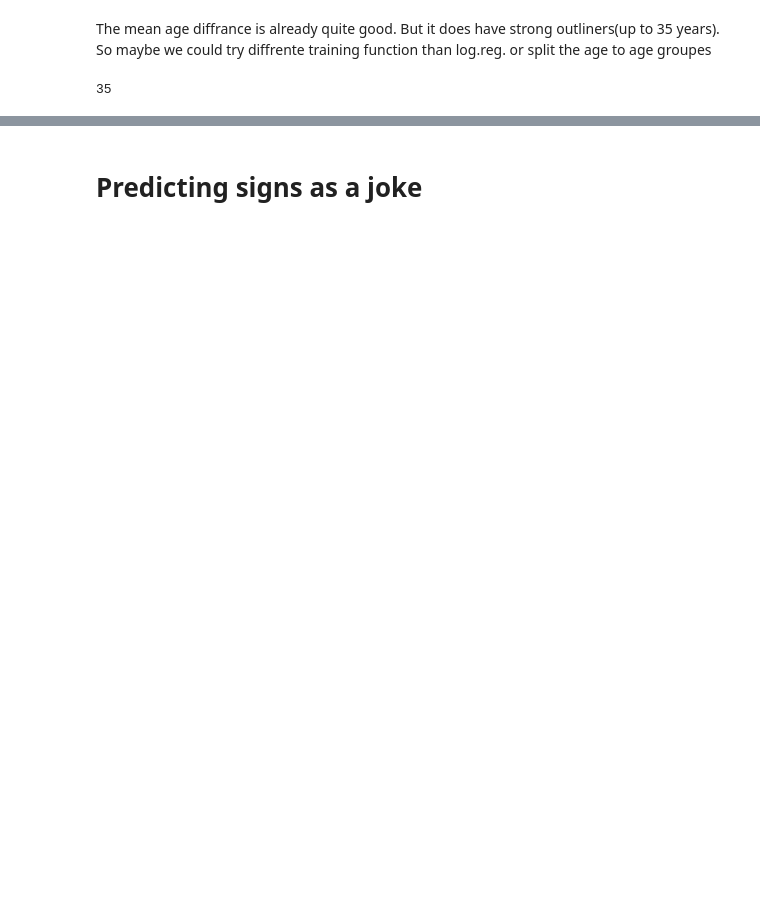
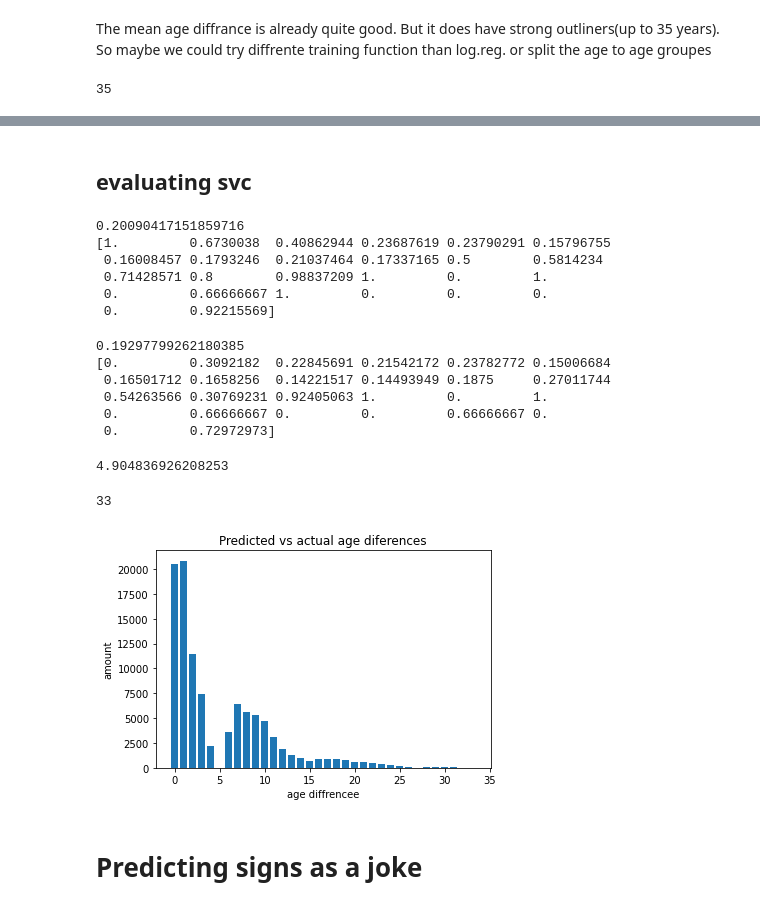
Before and after one commit to d-hagen/TM_project, a Jupyter notebook: Tetsfunction.ipynb, the cells around one changed output, grey strips where cells are left out. Saved outputs shown, nothing was run; the diff lists cells and outputs as text; code cells hidden in the pictures; blank space fills up the shorter version.

```diff
--- a/Tetsfunction.ipynb
+++ b/Tetsfunction.ipynb
@@ -72,3 +81,3 @@ LogisticRegression()
 # %%
-#svc = SVC()
-#svc.fit(X_train_tf , y_train_tf)
+svc = SVC()
+svc.fit(X_train_tf , y_train_tf)
@@ -75,4 +86,2 @@ LogisticRegression()
 # %%
-#y_svc_test = svc.predict(X_test_tf)
-#print(accuracy_score(y_test_tf, y_svc_test))
-#print(precision_score(y_test_tf, y_svc_test))
+y_svc_test = svc.predict(X_test_tf)
@@ -194,3 +207,59 @@ plt.show()
+# %% [markdown]
+## evaluating svc
+# %%
+print(accuracy_score(y_test_tf, y_svc_test))
+print(precision_score(y_test_tf, y_svc_test,average=None))
+# %% [output]
+0.20090417151859716
+[1.         0.6730038  0.40862944 0.23687619 0.23790291 0.15796755
+ 0.16008457 0.1793246  0.21037464 0.17337165 0.5        0.5814234
+ 0.71428571 0.8        0.98837209 1.         0.         1.
+ 0.         0.66666667 1.         0.         0.         0.
+ 0.         0.92215569]
+# %%
+print(accuracy_score(y_test_tf, y_hat_test))
+print(precision_score(y_test_tf, y_hat_test,average=None))
+# %% [output]
+0.19297799262180385
+[0.         0.3092182  0.22845691 0.21542172 0.23782772 0.15006684
+ 0.16501712 0.1658256  0.14221517 0.14493949 0.1875     0.27011744
+ 0.54263566 0.30769231 0.92405063 1.         0.         1.
+ 0.         0.66666667 0.         0.         0.66666667 0.
+ 0.         0.72972973]
+# %%
+l = y_svc_test-y_test_tf.values   ### creates a list of diffrence between predicted ages and actual ages
+
+g= []    #### all negativ values are made positiv so just distanec between pred and actual value
+for i in l:
+    if i< 0:
+        g.append(-i)
+    else:
+        g.append(i)
+h = 0   #####summs all distances to get avarege distance
+for i in  g:
+    h= h + i
+# %%
+h/len(g)
+# %% [output]
+4.904836926208253
+# %%
+max(g)
+# %% [output]
+33
+# %%
+i = 0
+x=[]
+while i <= max(g):
+    x.append(g.count(i))
+    i= i+1
+y =list(range(34))
+plt.bar(y,x)
+plt.title('Predicted vs actual age diferences')
+plt.xlabel('age diffrencee')
+plt.ylabel('amount')
+plt.show()
+# %% [output]
+[figure, added]
 # %% [markdown]
 # Predicting signs as a joke
 # %%
```
Also changed, not shown: parts of 47 cells of this notebook.
